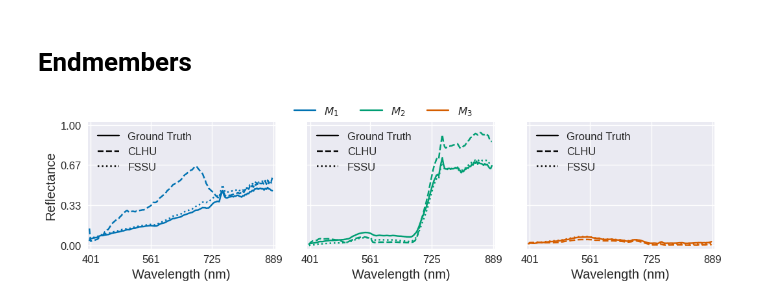
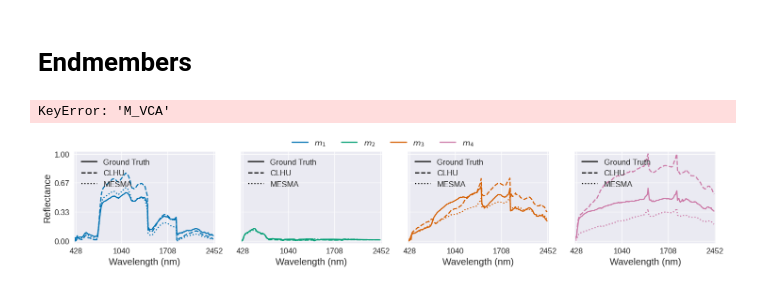
Before and after one commit to SolidusAbi/CLHU, a Jupyter notebook: notebooks/JasperRidge/images.ipynb, the cells around one changed output. Saved outputs shown, nothing was run; the diff lists cells and outputs as text; code cells hidden in the pictures.

Commit message:
EGU-Net results

```diff
--- a/notebooks/JasperRidge/images.ipynb
+++ b/notebooks/JasperRidge/images.ipynb
@@ -31,5 +31,10 @@ result_path = os.path.join(config.RESULTS_PATH, 'samson')
 img_path = os.path.join(result_path, 'imgs')
 weights_path = os.path.join(result_path, 'clhu/weights')
 
-fig = show_abundance(dataset.abundance(), transpose=False)
-fig.savefig(os.path.join(img_path, 'A_GT.png'), dpi=300, bbox_inches='tight')
+# dataset = NerveFat(config.NerveFat_PATH)
+# result_path = os.path.join(config.RESULTS_PATH, 'nerveFat')
+# img_path = os.path.join(result_path, 'imgs')
+# weights_path = os.path.join(result_path, 'clhu/weights')
+
+# fig = show_abundance(dataset.abundance(), transpose=False)
+# fig.savefig(os.path.join(img_path, 'A_GT.png'), dpi=300, bbox_inches='tight')
@@ -39,7 +80,7 @@ fig.savefig(os.path.join(img_path, 'A_GT.png'), dpi=300, bbox_inches='tight')
 from HySpecLab.unmixing import ContrastiveUnmixing
 from torch import softmax
 
-model = ContrastiveUnmixing(dataset.n_bands, dataset.n_endmembers)
+model = ContrastiveUnmixing(dataset.n_bands, 3)
 
 model.load_state_dict(torch.load(os.path.join(weights_path, 'clhu.pth')))
 model = model.eval()
@@ -48,6 +89,7 @@ with torch.no_grad():
     model(dataset.X)
     A_clhu = softmax(model.A.detach(), dim=1).cpu().numpy().reshape(dataset.n_row, dataset.n_col, -1)
 
-fig = show_abundance(A_clhu, transpose=False)
-fig.savefig(os.path.join(img_path, 'methods/A_clhu.png'), dpi=300, bbox_inches='tight')
+fig = show_abundance(A_clhu, transpose=True)
+# fig.savefig(os.path.join(img_path, 'methods/A_clhu.png'), dpi=300, bbox_inches='tight')
+# fig.savefig(os.path.join(img_path, 'methods/A_clhu.pdf'), bbox_inches='tight')
 # %% [output]
@@ -86,0 +133,7 @@ fig.savefig(os.path.join(img_path, 'methods/A_fssu.png'), dpi=300, bbox_inches='
+# %%
+data = np.load(os.path.join(result_path, 'egu-net/result/A_Estimation/0.npy'))
+A_egunet = data.reshape(dataset.n_col, dataset.n_row, -1)
+
+fig = show_abundance(A_egunet, transpose=False)
+fig.savefig(os.path.join(img_path, 'methods/A_egunet.png'), dpi=300, bbox_inches='tight')
+fig.savefig(os.path.join(img_path, 'methods/A_egunet.pdf'), bbox_inches='tight')
@@ -98,6 +153,12 @@ M_mesma = data['M_VCA'].mean(axis=2).T
 # FSSU
 data = sio.loadmat(os.path.join(result_path, 'matlab/result/SocialSparseU.mat'))
 M_fssu = data['M_VCA'].mean(axis=2).T
+
+# FCLS - VCA
+data = sio.loadmat(os.path.join(result_path, 'matlab/result/FCLS.mat'))
+M_fcls = data['M_VCA'].mean(axis=2).T
+# %% [output]
+KeyError: 'M_VCA'
 # %%
 from matplotlib import pyplot as plt
 import numpy as np
@@ -131,7 +192,7 @@ def plot_endmembers(E: np.ndarray, wv:np.ndarray = None, labels:list = None, fig
     '''
     n_endmembers, n_bands = E.shape
     if labels is None:
-        labels = list(map(lambda x: r'$M_{{{}}}$'.format(x), range(1, n_endmembers+1)))
+        labels = list(map(lambda x: r'$m_{{{}}}$'.format(x), range(1, n_endmembers+1)))
 
     with plt.style.context(("seaborn-colorblind")):
         colors = plt.rcParams['axes.prop_cycle'].by_key()['color']
@@ -261,10 +322,10 @@ m_ee = sio.loadmat(os.path.join(result_path, 'matlab/endmember_estimation.mat'))
 M_vca = m_ee['VCA']
 # %%
 # for 4 endmembers, figsize=(15,3); for 3 endmembers, figsize=(11,3)
-fig = plot_endmembers(dataset.E, np.array(dataset.wv), subplot=True, figsize=(11,3), n_ticks=4,
-                endmember_estimation=[ebk, M_fssu], ee_labels=["Ground Truth", "CLHU", "FSSU"])
+fig = plot_endmembers(dataset.E, np.array(dataset.wv), subplot=True, figsize=(15,3), n_ticks=4,
+                endmember_estimation=[ebk, M_mesma], ee_labels=["Ground Truth", "CLHU", "MESMA"])
 plt.show()
 
 fig.savefig(os.path.join(img_path, 'methods/M.pdf'), bbox_inches='tight')
 # %% [output]
-[figure, old version]
+[figure, new version]
```
Also changed, not shown: parts of 12 cells of this notebook, 10 other files.
